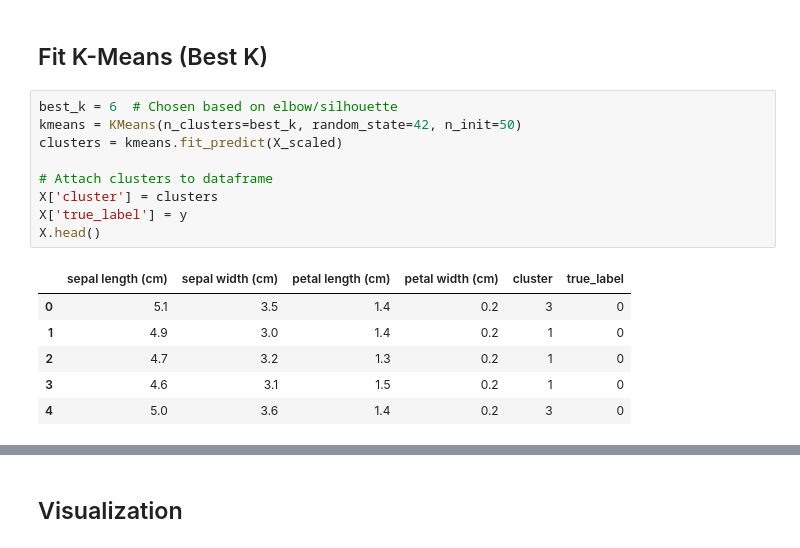
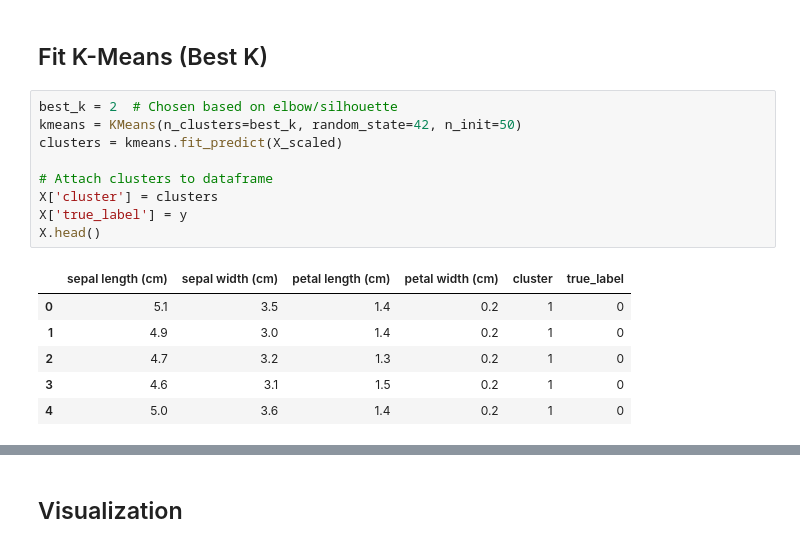
Before and after one commit to anika0273/ML_BoilerPlates, a Jupyter notebook: K-Means_Clustering.ipynb, the cells around one changed output, grey strips where cells are left out. Drawn from its saved outputs; the diff is of its cells as text.

```diff
--- a/K-Means_Clustering.ipynb
+++ b/K-Means_Clustering.ipynb
@@ -113,20 +108,20 @@ plt.show()
 # %% [markdown]
 ## Fit K-Means (Best K)
 # %%
-best_k = 6  # Chosen based on elbow/silhouette
+best_k = 2  # Chosen based on elbow/silhouette
 kmeans = KMeans(n_clusters=best_k, random_state=42, n_init=50)
 clusters = kmeans.fit_predict(X_scaled)
 
 # Attach clusters to dataframe
 X['cluster'] = clusters
 X['true_label'] = y
 X.head()
 # %% [output]
 |  | sepal length (cm) | sepal width (cm) | petal length (cm) | petal width (cm) | cluster | true_label |
-| 0 | 5.1 | 3.5 | 1.4 | 0.2 | 3 | 0 |
+| 0 | 5.1 | 3.5 | 1.4 | 0.2 | 1 | 0 |
 | 1 | 4.9 | 3.0 | 1.4 | 0.2 | 1 | 0 |
 | 2 | 4.7 | 3.2 | 1.3 | 0.2 | 1 | 0 |
 | 3 | 4.6 | 3.1 | 1.5 | 0.2 | 1 | 0 |
-| 4 | 5.0 | 3.6 | 1.4 | 0.2 | 3 | 0 |
+| 4 | 5.0 | 3.6 | 1.4 | 0.2 | 1 | 0 |
 # %% [markdown]
 ## Evaluate and Interpret Clusters
```
Also changed, not shown: parts of 16 cells of this notebook, 1 other file.
